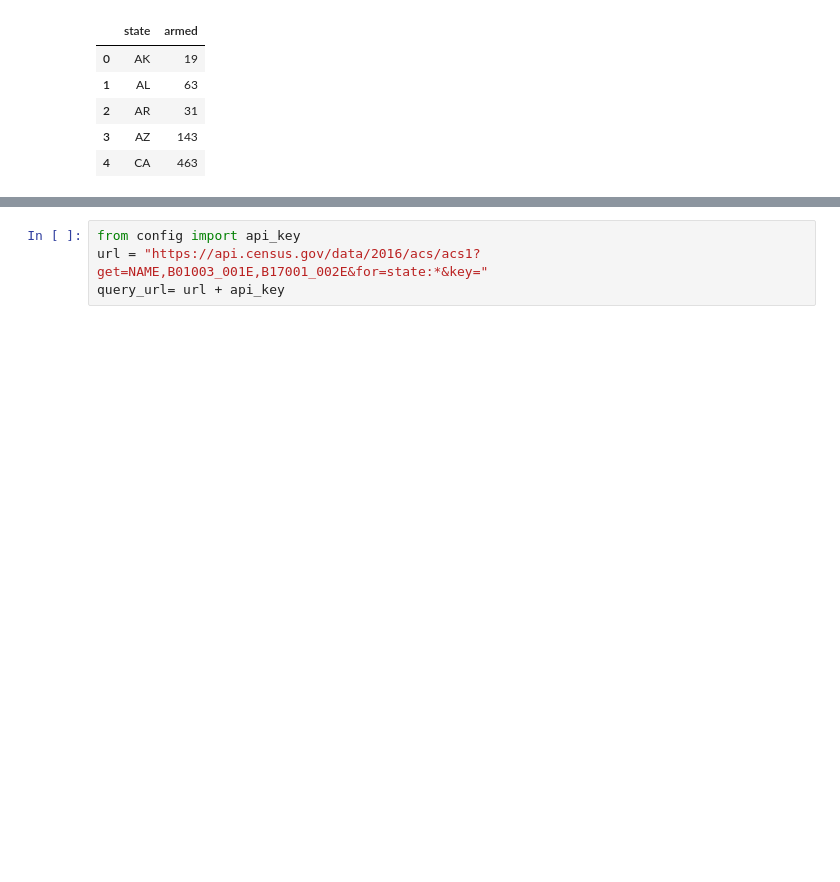
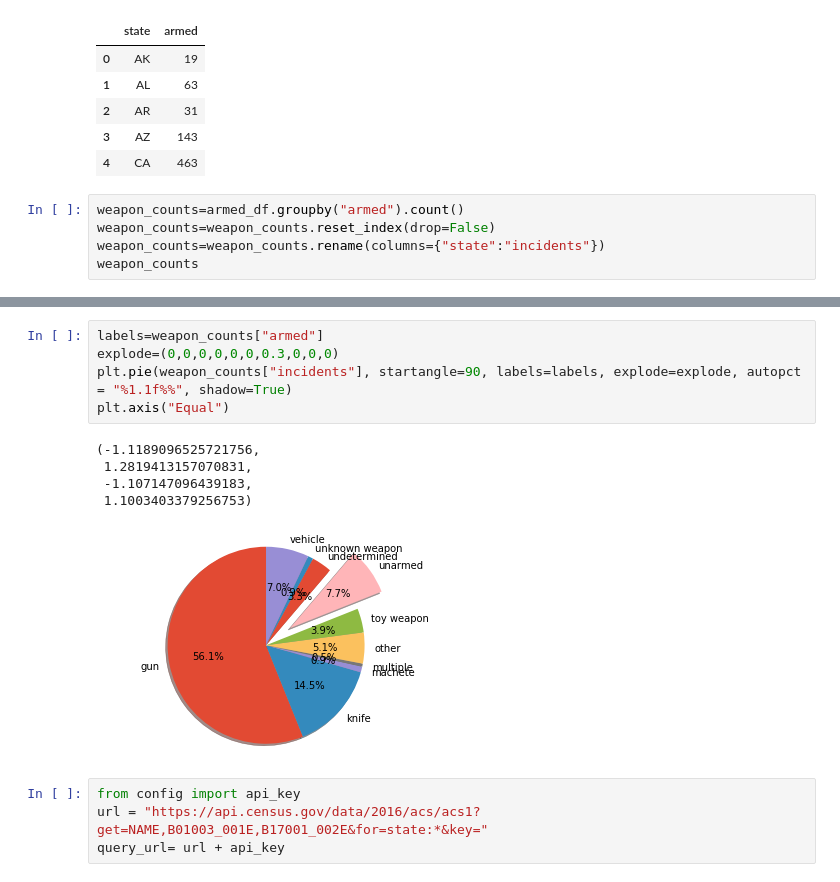
Before and after one commit to Sdailey40/CharlotteCrime, a Jupyter notebook: Project 1.ipynb, the cells around one changed output, grey strips where cells are left out. Saved outputs shown, nothing was run; the diff lists cells and outputs as text; blank space fills up the shorter version.

```diff
--- a/Project 1.ipynb
+++ b/Project 1.ipynb
@@ -82,3 +96,8 @@ state_counts.head()
 | 2 | AR | 31 |
 | 3 | AZ | 143 |
 | 4 | CA | 463 |
+# %%
+weapon_counts=armed_df.groupby("armed").count()
+weapon_counts=weapon_counts.reset_index(drop=False)
+weapon_counts=weapon_counts.rename(columns={"state":"incidents"})
+weapon_counts
@@ -85,3 +116,14 @@ state_counts.head()
+# %%
+labels=weapon_counts["armed"]
+explode=(0,0,0,0,0,0,0.3,0,0,0)
+plt.pie(weapon_counts["incidents"], startangle=90, labels=labels, explode=explode, autopct = "%1.1f%%", shadow=True)
+plt.axis("Equal")
+# %% [output]
+(-1.1189096525721756,
+ 1.2819413157070831,
+ -1.107147096439183,
+ 1.1003403379256753)
+[figure, added]
 # %%
 from config import api_key
 url = "https://api.census.gov/data/2016/acs/acs1?get=NAME,B01003_001E,B17001_002E&for=state:*&key="
```
Also changed, not shown: parts of 3 cells of this notebook, 1 other file.
